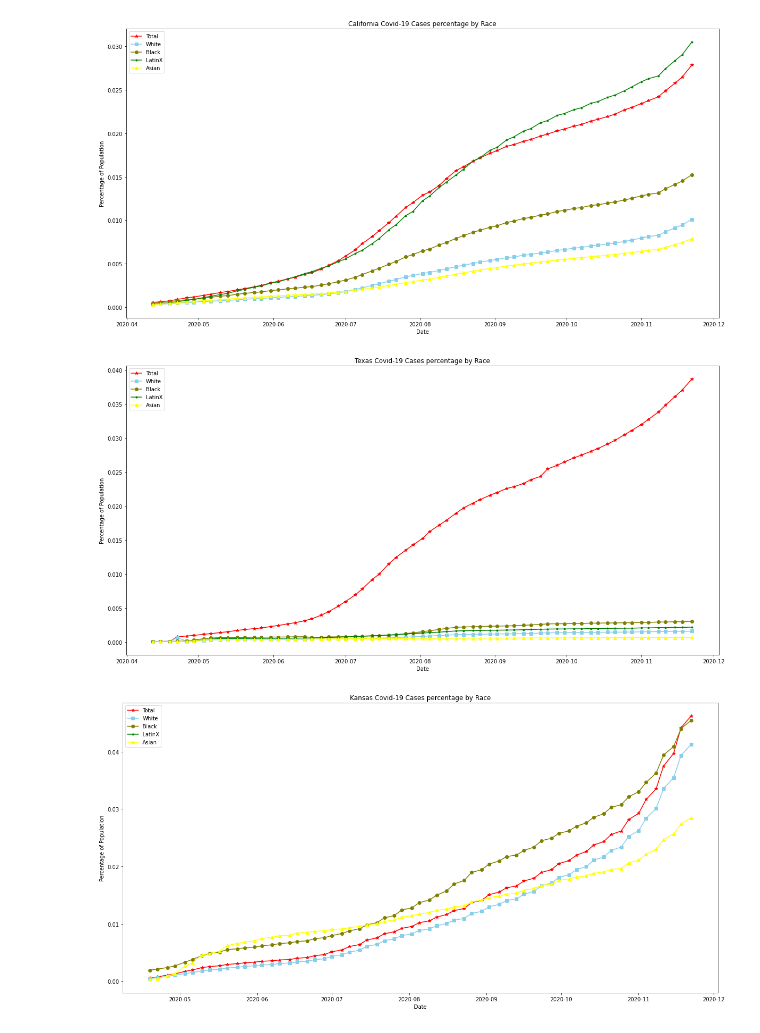
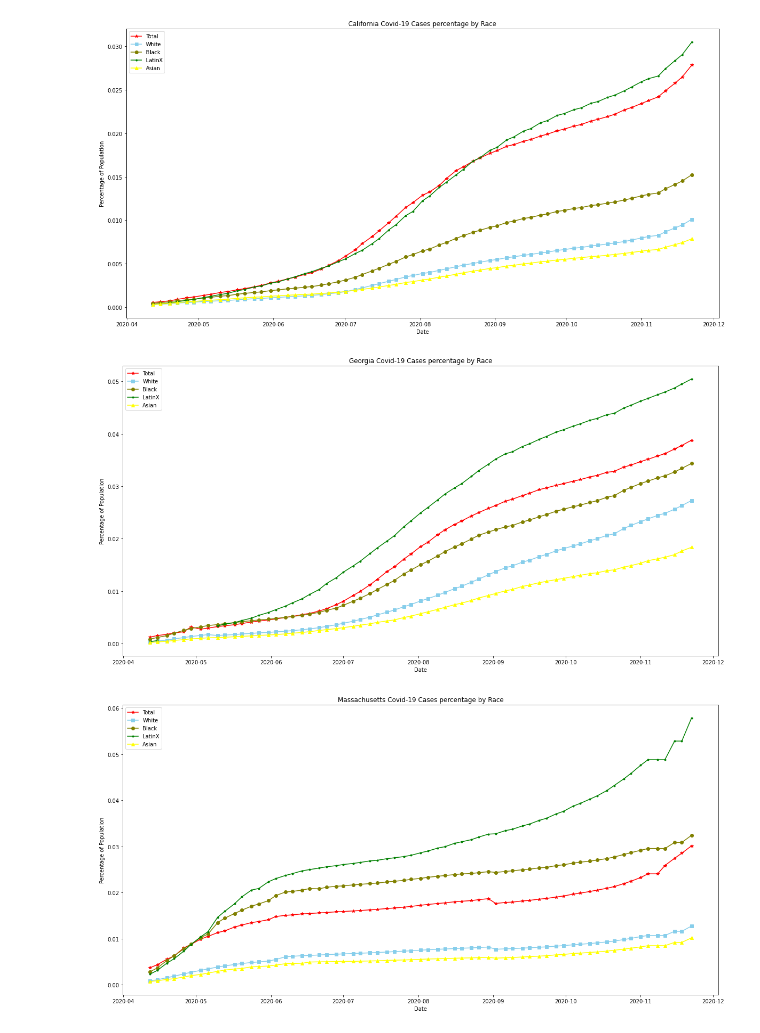
Before and after one commit to Miaiah/INST126_Proj4_Group, a Jupyter notebook: Project 4 Update 2.ipynb, the cells around one changed output. Cells and saved outputs as stored; diff of their text form; code cells hidden in the pictures.

```diff
--- a/Project 4 Update 2.ipynb
+++ b/Project 4 Update 2.ipynb
@@ -1,39 +1,40 @@
 # %%
 import csv, pandas as pd, matplotlib.pyplot as plt
+import random
 import warnings
 warnings.filterwarnings('ignore')
 def racial(state, stateCode):
     populations_by_races = pd.read_csv("US_Population_By_State.csv", thousands=',')
     populations = populations_by_races.query(f"State == '{state}'")
     populations
 
     races = pd.read_csv("COVID-19_Race_By_States.csv")
     races = races.query(f"State == '{stateCode}'")
     races["Cases_Total_Percentage"] = pd.to_numeric(races["Cases_Total"], downcast='float').div(populations["Total population"].values[0])
     races["Cases_White_Percentage"] = pd.to_numeric(races["Cases_White"], downcast='float').div(populations["Non-Hispanic White"].values[0])
     races["Cases_Black_Percentage"] = races["Cases_Black"].div(populations["Non-Hispanic Black"].values[0])
     races["Cases_LatinX_Percentage"] = races["Cases_LatinX"].div(populations["Hispanic (of any race)"].values[0])
     races["Cases_Asian_Percentage"] = races["Cases_Asian"].div(populations["Non-Hispanic Asian"].values[0])
 
     races["Date"] = pd.to_datetime(races["Date"], format='%Y%m%d')
 
     plt.figure(figsize=(20,10))
     plt.plot(races["Date"], races["Cases_Total_Percentage"], marker="*", color='red', label='Total')
     plt.plot(races["Date"], races["Cases_White_Percentage"], marker="s", color='skyblue', label='White')
     plt.plot(races["Date"], races["Cases_Black_Percentage"], marker="o", color='olive', label='Black')
     plt.plot(races["Date"], races["Cases_LatinX_Percentage"], marker=".", color='green', label='LatinX')
     plt.plot(races["Date"], races["Cases_Asian_Percentage"], marker="^", color='yellow', label='Asian')
     plt.title(f'{state} Covid-19 Cases percentage by Race')
     plt.ylabel('Percentage of Population')
     plt.xlabel('Date')
     plt.legend()
 
 racial("Maryland", "MD")
 racial("California", "CA")
-racial("Texas", "TX")
-racial("Kansas", "KS")
+racial("Georgia", "GA")
+racial("Massachusetts", "MA")
 # %% [output]
 [figure]
 [figure]
-[figure, old version]
+[figure, new version]
-[figure, old version]
+[figure, new version]
```
Also changed, not shown: parts of 2 cells of this notebook.
